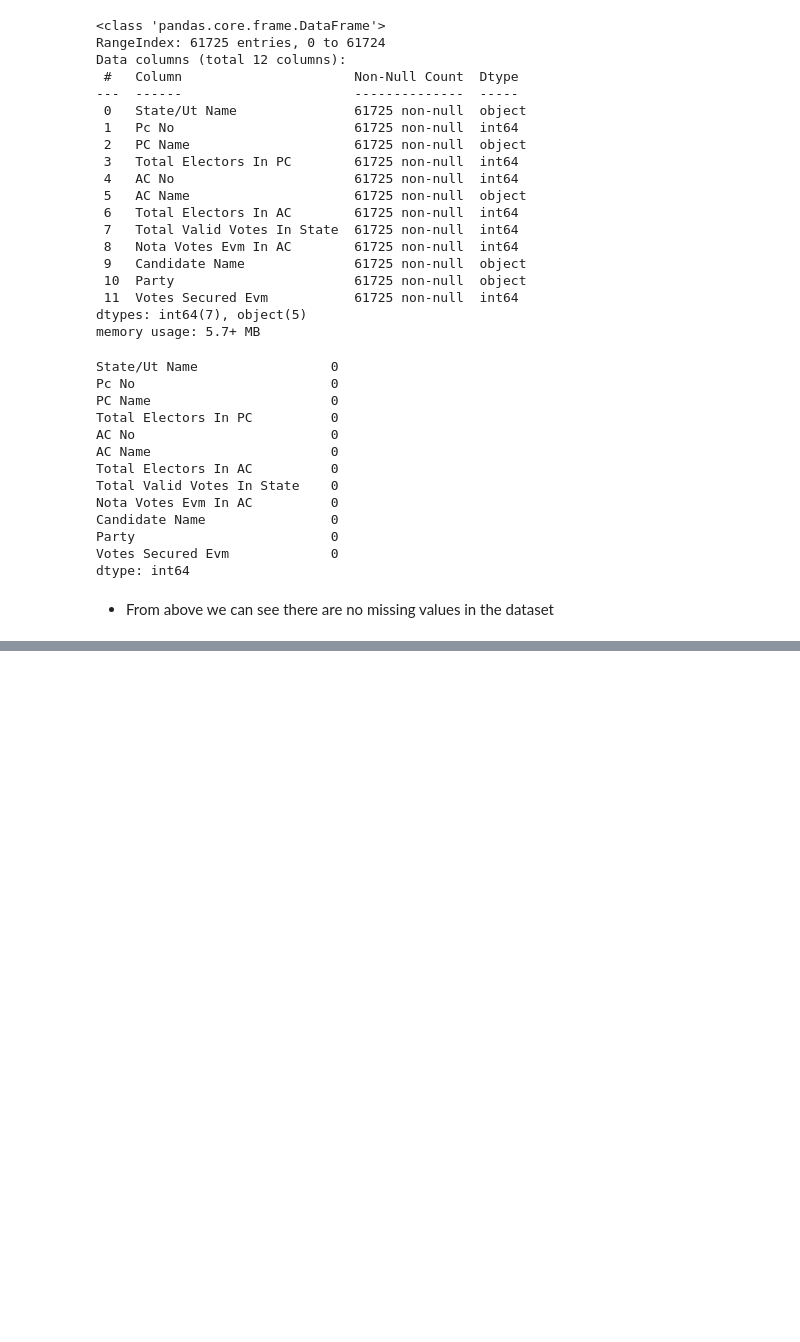
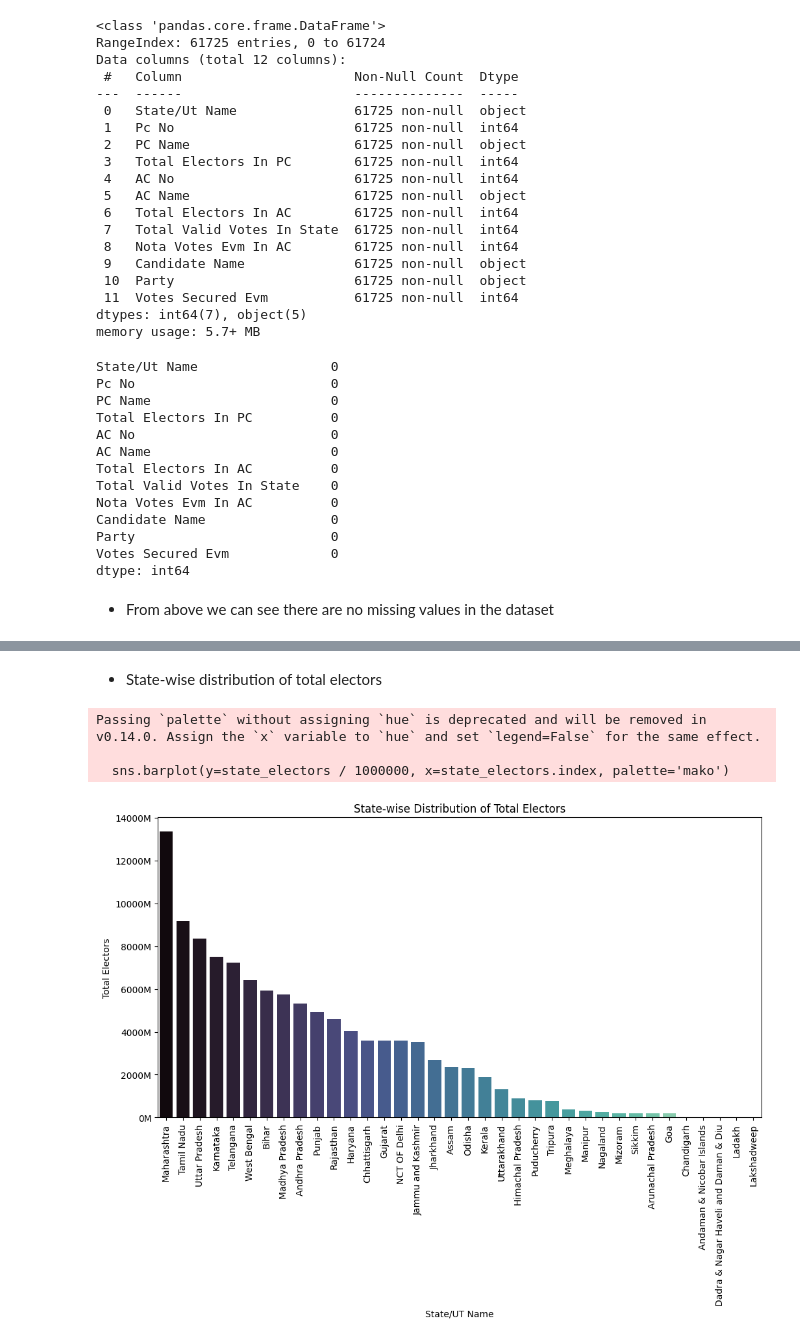
Before and after one commit to Anamikaghosh18/PythonDataAnalysis, a Jupyter notebook: EDA.ipynb, the cells around one changed output, grey strips where cells are left out. Cells and saved outputs as stored; diff of their text form; code cells hidden in the pictures; blank space fills up the shorter version.

```diff
--- a/EDA.ipynb
+++ b/EDA.ipynb
@@ -77,0 +170,21 @@ dtype: int64
+# %% [markdown]
+- State-wise distribution of total electors
+# %%
+# group by 'State/Ut Name' and calculate the total electors
+state_electors = df.groupby('State/Ut Name')['Total Electors In PC'].sum().sort_values(ascending=False)
+
+plt.figure(figsize=(12, 6))
+sns.barplot(y=state_electors / 1000000, x=state_electors.index, palette='mako')
+plt.gca().yaxis.set_major_formatter(ticker.FuncFormatter(lambda x, _: f'{x:.0f}M'))
+
+
+plt.ylabel('Total Electors')
+plt.xlabel('State/UT Name')
+plt.title('State-wise Distribution of Total Electors')
+plt.xticks(rotation=90)
+plt.show()
+# %% [output]
+Passing `palette` without assigning `hue` is deprecated and will be removed in v0.14.0. Assign the `x` variable to `hue` and set `legend=False` for the same effect.
+
+  sns.barplot(y=state_electors / 1000000, x=state_electors.index, palette='mako')
+[figure, added]
```
Also changed, not shown: parts of 18 cells of this notebook.
